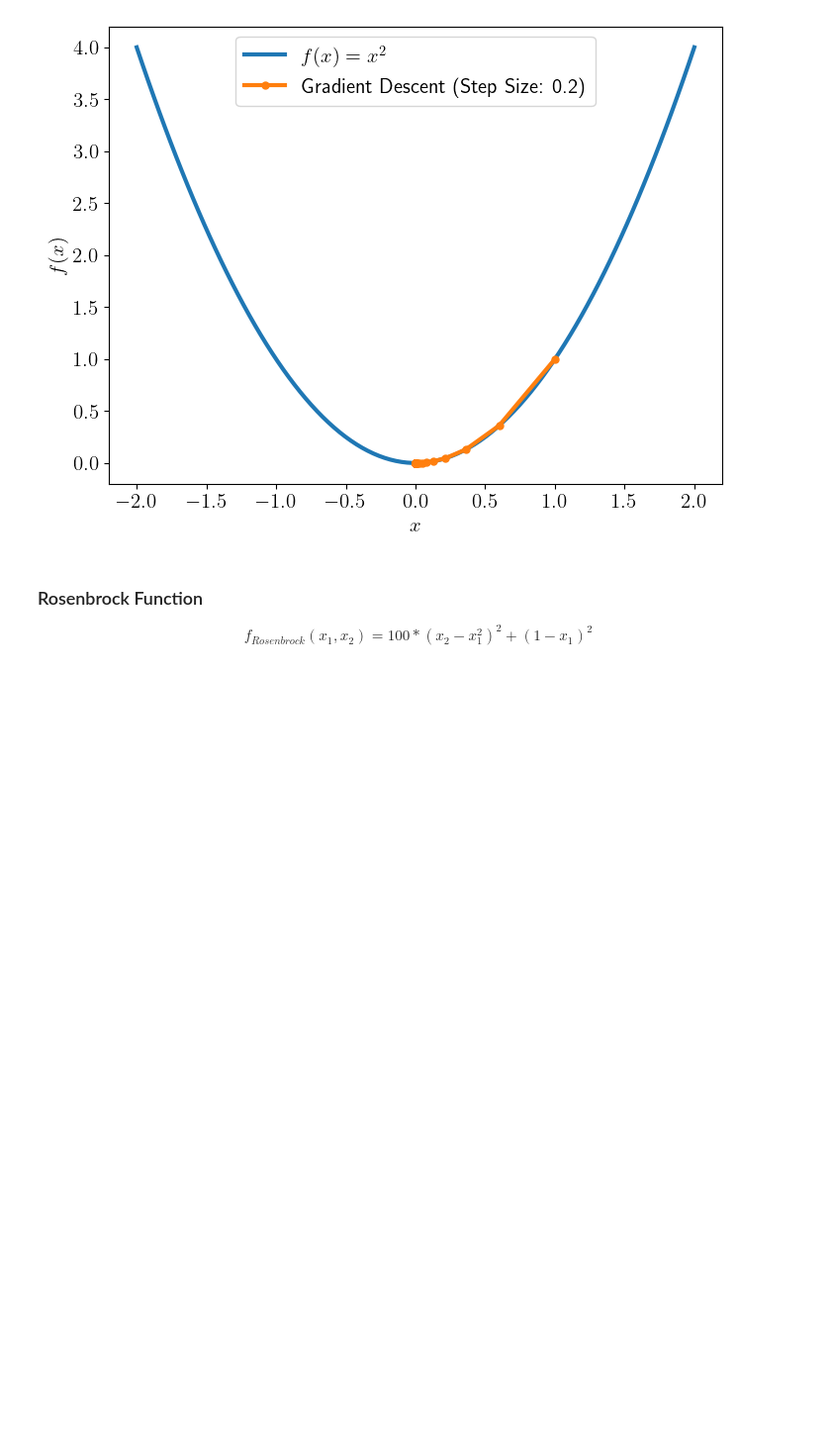
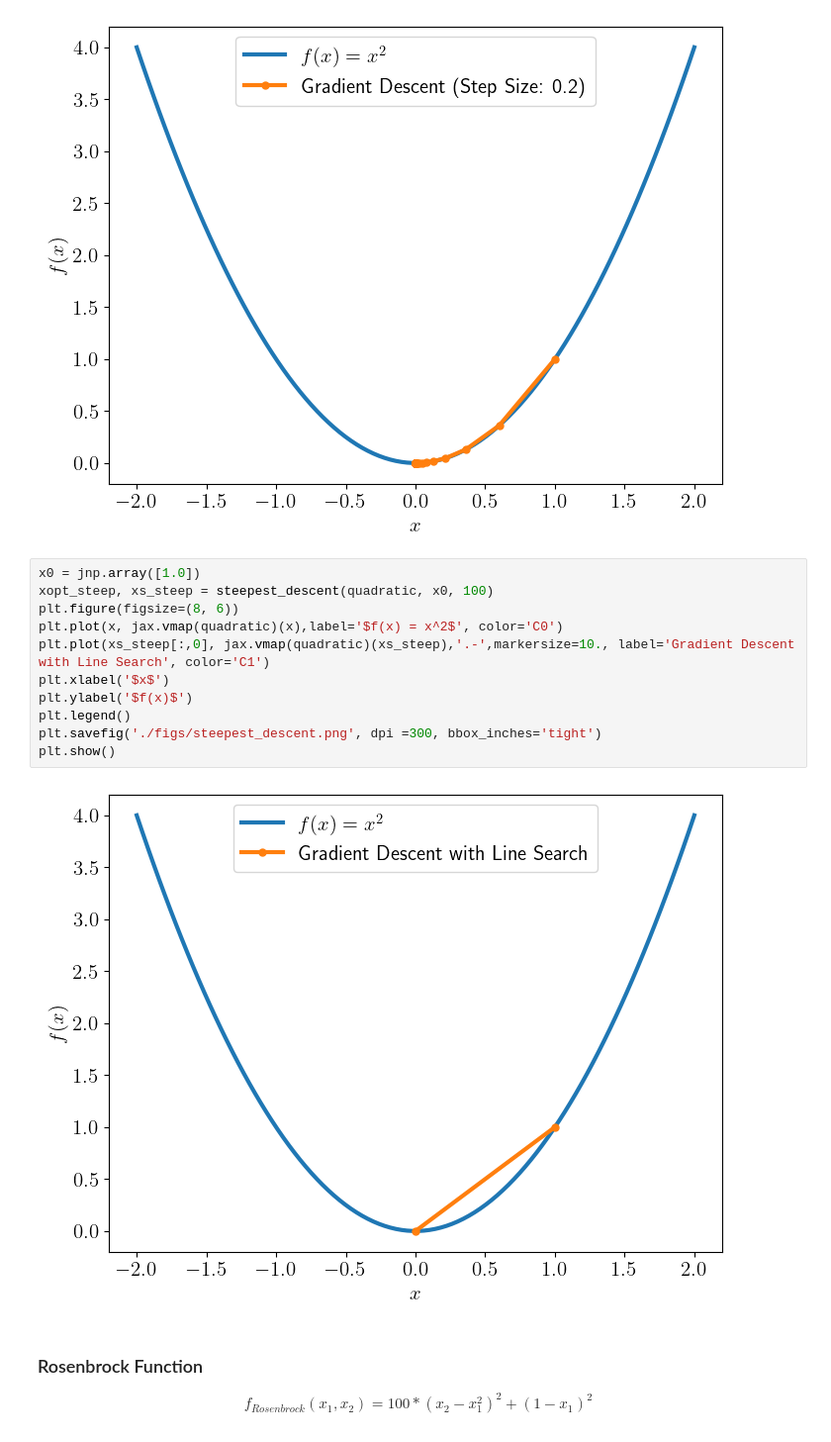
Before and after one commit to PrathamLalwani/BFGSProject, a Jupyter notebook: plotting.ipynb, the cells around one changed output. Shown at 99% size. Cells and saved outputs as stored; diff of their text form; blank space fills up the shorter version.

```diff
--- a/plotting.ipynb
+++ b/plotting.ipynb
@@ -53,6 +53,19 @@ plt.savefig('./figs/gradient_descent_low_learning_rate.png',dpi=300, bbox_inches
 plt.show()
 # %% [output]
 [figure]
+# %%
+x0 = jnp.array([1.0])
+xopt_steep, xs_steep = steepest_descent(quadratic, x0, 100)
+plt.figure(figsize=(8, 6))
+plt.plot(x, jax.vmap(quadratic)(x),label='$f(x) = x^2$', color='C0')
+plt.plot(xs_steep[:,0], jax.vmap(quadratic)(xs_steep),'.-',markersize=10., label='Gradient Descent with Line Search', color='C1')
+plt.xlabel('$x$')
+plt.ylabel('$f(x)$')
+plt.legend()
+plt.savefig('./figs/steepest_descent.png', dpi =300, bbox_inches='tight')
+plt.show()
+# %% [output]
+[figure, added]
 # %% [markdown]
 ### Rosenbrock Function
 $$
```
Also changed, not shown: parts of 5 cells of this notebook, 17 other files.
